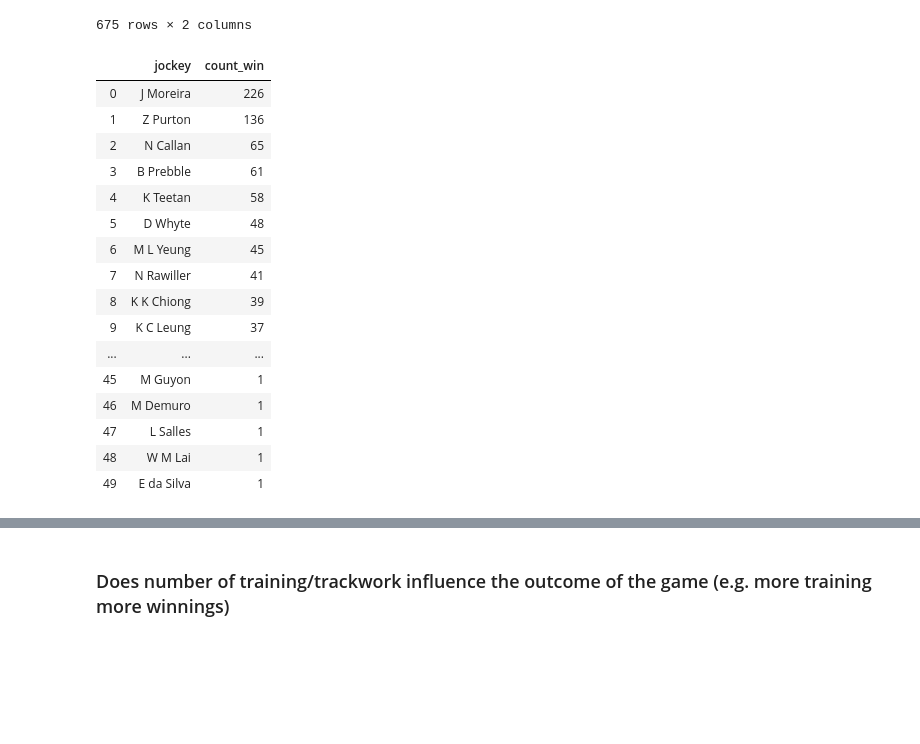
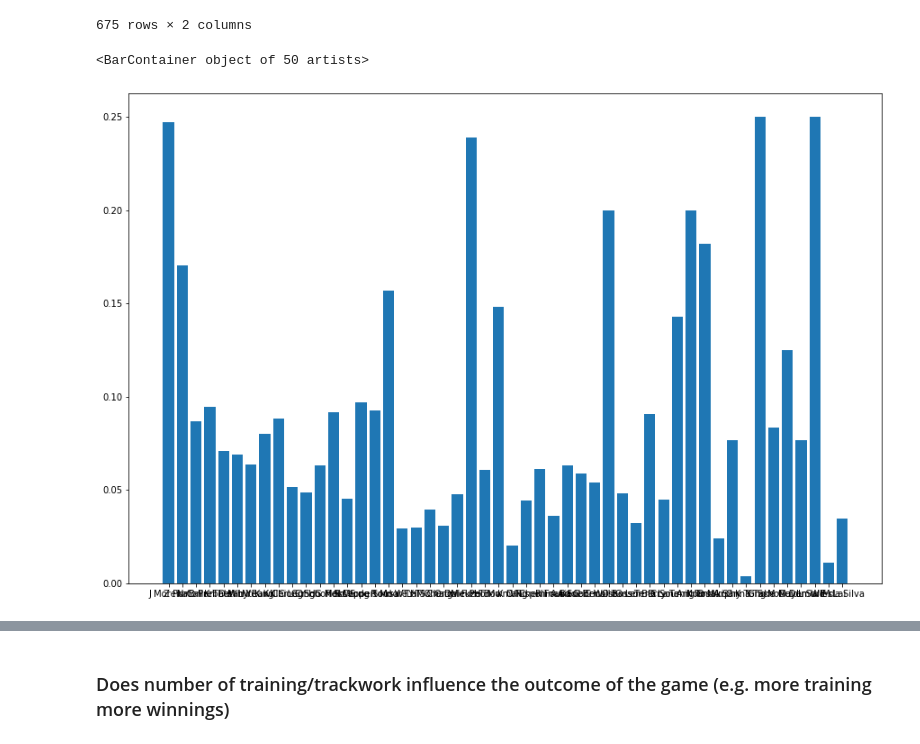
Before and after one commit to ys3250/HKJC, a Jupyter notebook: horse_Menty.ipynb, the cells around one changed output, grey strips where cells are left out. Cells and saved outputs as stored; diff of their text form; code cells hidden in the pictures; blank space fills up the shorter version.

Commit message:
add jockey trainer winrate

```diff
--- a/horse_Menty.ipynb
+++ b/horse_Menty.ipynb
@@ -546,22 +557,13 @@ horse_win
 675 rows × 2 columns
 # %%
 jockey_win = windf.groupby(['jockey']).size().sort_values(ascending=False).to_frame('count_win').reset_index()
-jockey_win
+jockey_game = results.groupby(['jockey']).size().sort_values(ascending=False).to_frame('count_game').reset_index()
+jockey = pd.merge(jockey_win, jockey_game, left_on = 'jockey', right_on = 'jockey', suffixes=('', '_2'))
-# %% [output]
-|  | jockey | count_win |
-| 0 | J Moreira | 226 |
-| 1 | Z Purton | 136 |
-| 2 | N Callan | 65 |
-| 3 | B Prebble | 61 |
-| 4 | K Teetan | 58 |
-| 5 | D Whyte | 48 |
-| 6 | M L Yeung | 45 |
-| 7 | N Rawiller | 41 |
-| 8 | K K Chiong | 39 |
-| 9 | K C Leung | 37 |
-| ... | ... | ... |
-| 45 | M Guyon | 1 |
-| 46 | M Demuro | 1 |
-| 47 | L Salles | 1 |
-| 48 | W M Lai | 1 |
-| 49 | E da Silva | 1 |
+# %%
+jockey['winrate'] = jockey['count_win']/jockey['count_game']
+# %%
+plt.figure(figsize=(15,10))
+plt.bar(jockey['jockey'],jockey['winrate'])
+# %% [output]
+<BarContainer object of 50 artists>
+[figure, added]
```
Also changed, not shown: parts of 8 cells of this notebook.
